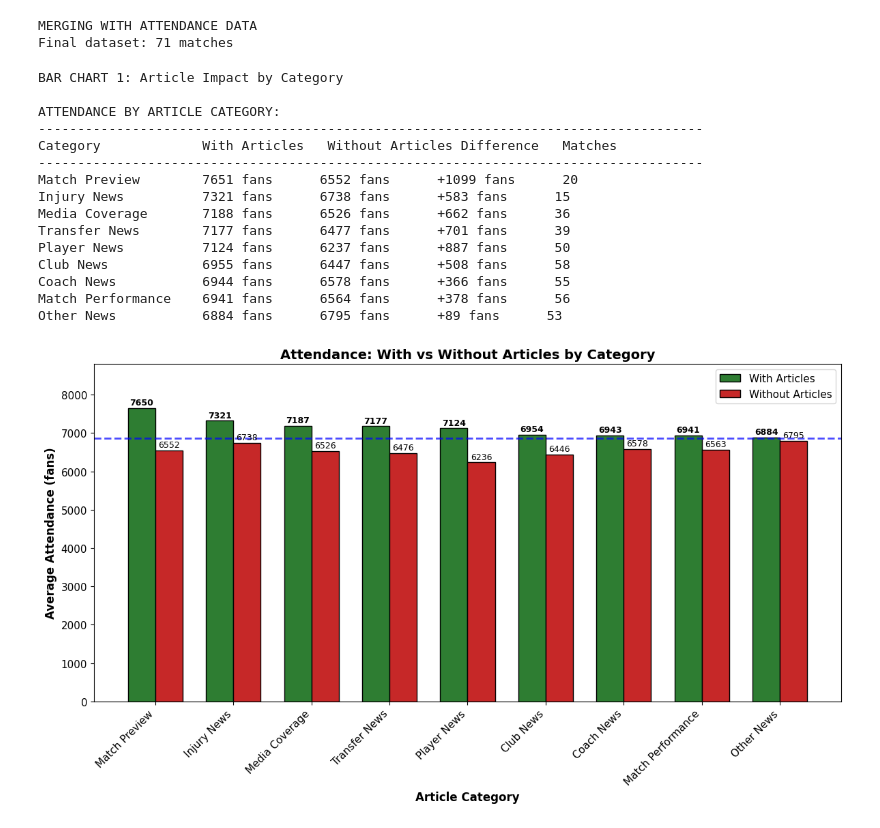
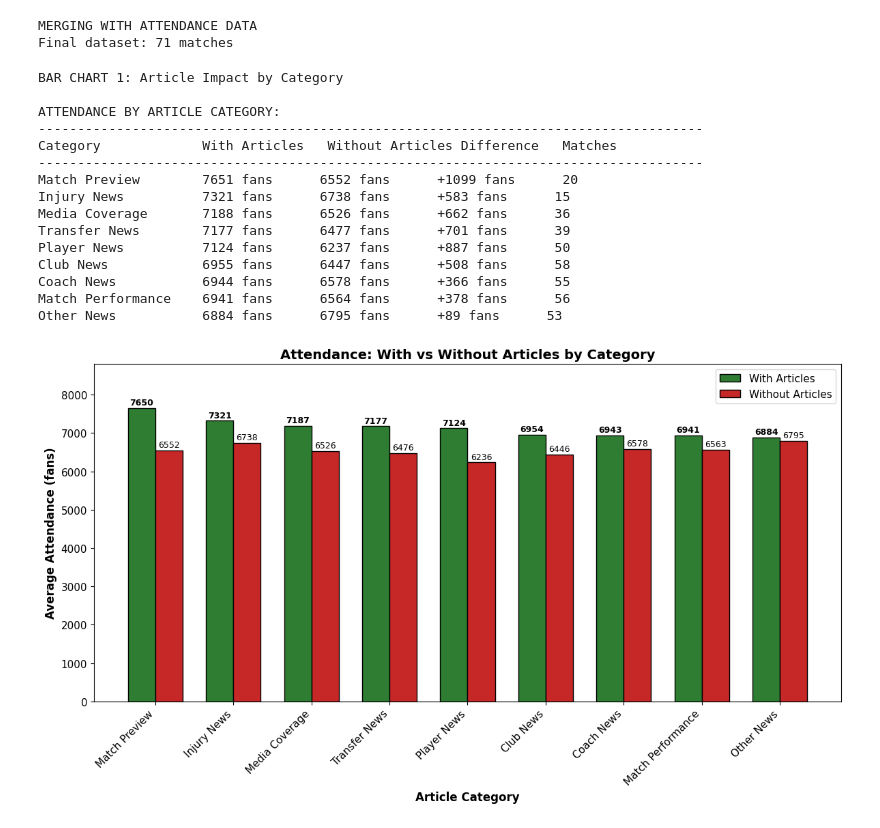
Before and after one commit to Nathan432532/UCLL-Project-Attendence, a Jupyter notebook: bar_charts.ipynb, the cells around one changed output. Cells and saved outputs as stored; diff of their text form; code cells hidden in the pictures.

```diff
--- a/bar_charts.ipynb
+++ b/bar_charts.ipynb
@@ -330,41 +333,40 @@ if len(df_with_articles) > 0:
             ax.set_xticks(x)
             ax.set_xticklabels(impact_df['category'], rotation=45, ha='right')
             ax.legend()
-            ax.axhline(y=overall_avg, color='blue', linestyle='--', linewidth=2, alpha=0.7, label=f'Overall Avg: {overall_avg:.0f}')
 
             max_val = max(with_vals.max(), without_vals.max())
             ax.set_ylim(0, max_val * 1.15)
 
             for bar, val in zip(bars_with, with_vals):
                 ax.text(bar.get_x() + bar.get_width()/2, bar.get_height() + 30, f'{int(val)}', ha='center', va='bottom', fontsize=9, fontweight='bold')
             for bar, val in zip(bars_without, without_vals):
                 ax.text(bar.get_x() + bar.get_width()/2, bar.get_height() + 30, f'{int(val)}', ha='center', va='bottom', fontsize=9)
 
             plt.tight_layout()
             plt.show()
         else:
             print("No category data with articles to display")
     else:
         print("No article categories found")
 else:
     print("No data available for analysis")
 # %% [output]
 BAR CHART 1: Article Impact by Category
 
 ATTENDANCE BY ARTICLE CATEGORY:
 -------------------------------------------------------------------------------------
 Category             With Articles   Without Articles Difference   Matches
 -------------------------------------------------------------------------------------
 Match Preview        7651 fans      6552 fans      +1099 fans      20
 Injury News          7321 fans      6738 fans      +583 fans      15
 Media Coverage       7188 fans      6526 fans      +662 fans      36
 Transfer News        7177 fans      6477 fans      +701 fans      39
 Player News          7124 fans      6237 fans      +887 fans      50
 Club News            6955 fans      6447 fans      +508 fans      58
 Coach News           6944 fans      6578 fans      +366 fans      55
 Match Performance    6941 fans      6564 fans      +378 fans      56
 Other News           6884 fans      6795 fans      +89 fans      53
-[figure, old version]
+[figure, new version]
 # %%
 # BAR CHART 2: Team Mention Impact
 print("\nBAR CHART 2: Team Mention Impact")
```
Also changed, not shown: parts of 3 cells of this notebook.
